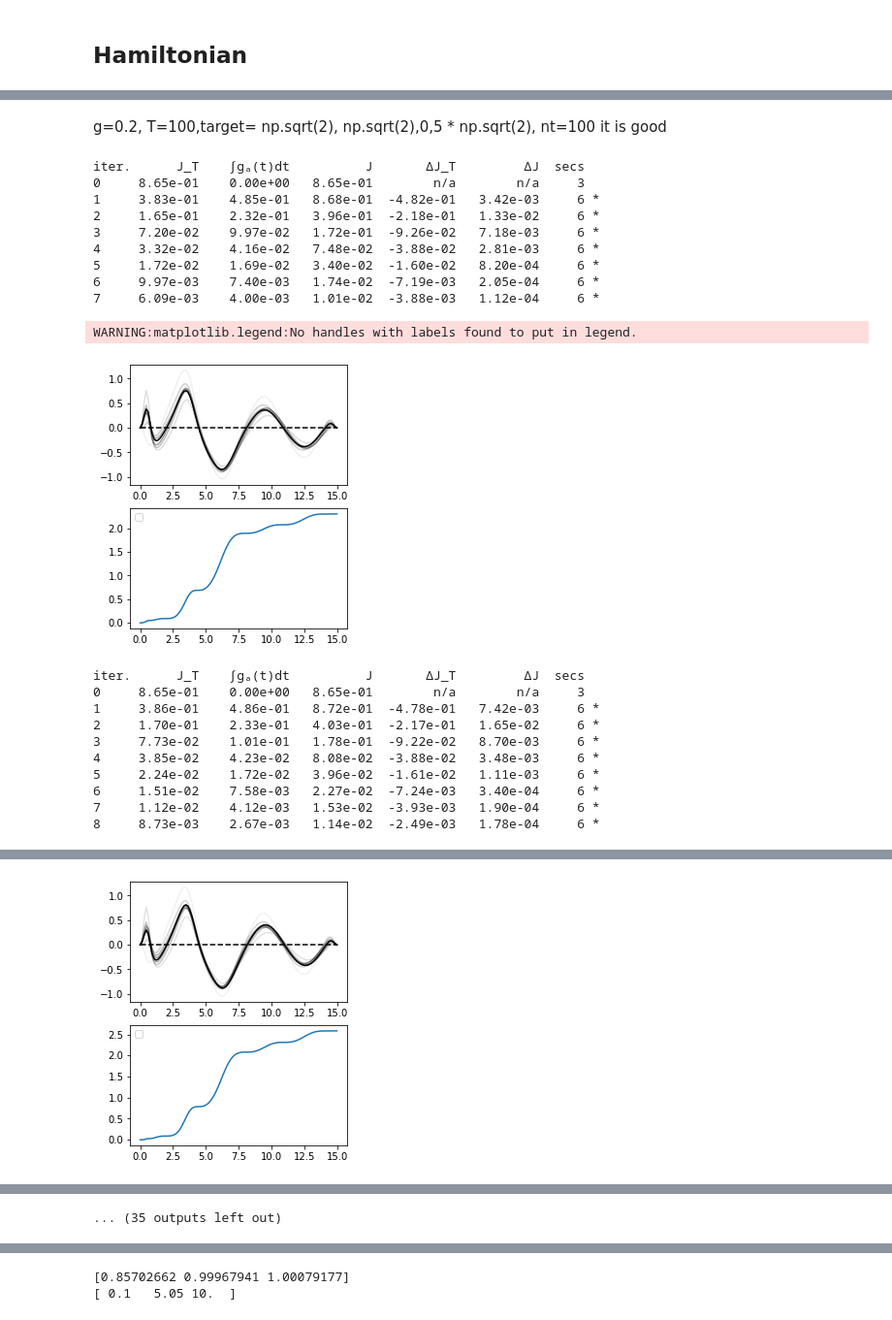
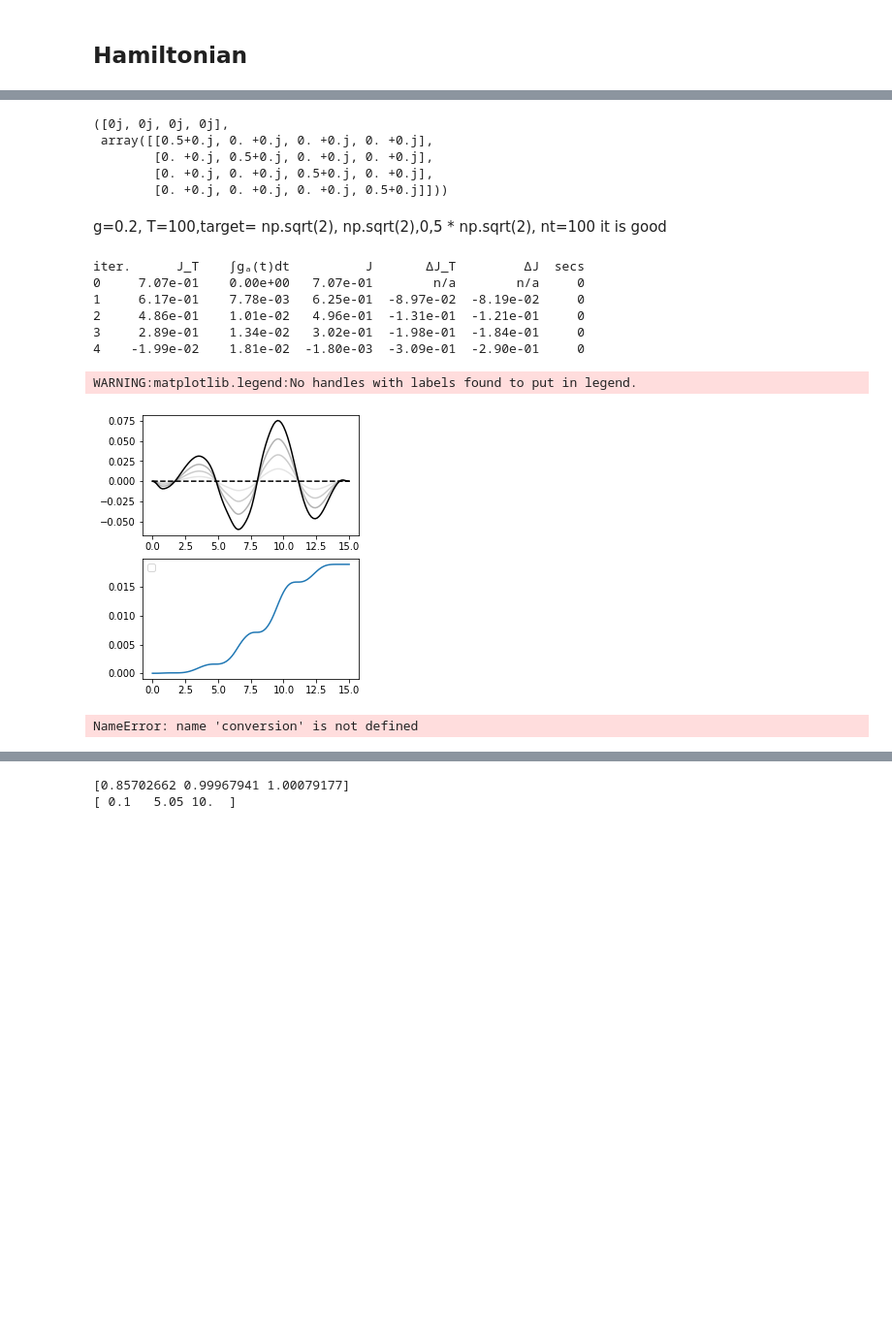
Before and after one commit to gsuarezr/krotov, a Jupyter notebook: Mixed/Linear/Gaussian(dissipation).ipynb, the cells around one changed output, grey strips where cells are left out. Shown: that part at 97% size. Cells and saved outputs as stored; diff of their text form; code cells hidden in the pictures; blank space fills up the shorter version.

```diff
--- a/Mixed/Linear/Gaussian(dissipation).ipynb
+++ b/Mixed/Linear/Gaussian(dissipation).ipynb
@@ -59,5 +59,5 @@ level system.
 import dill
 dill.settings['recurse'] = True
 
-H0=dill.load(open("H_0", "rb"))
-He=dill.load(open("H_campo","rb"))
+H0=dill.load(open("H0_2", "rb"))
+He=dill.load(open("H_campo_2","rb"))
@@ -63,0 +77,7 @@ He=dill.load(open("H_campo","rb"))
+# %%
+#initial_state=np.array([1,0,0,0,0,1/2,0,0,0,1/2,0,0,1/2,0,1/2])
+#target=np.array([1,0, np.sqrt(2),0,np.sqrt(2),1/2,0,0,0,1/2,0,0,1/2+2,0,1/2+2])
+initial_state=np.array(['c','x1','x2','p1','p2','x1**2','x1x2','x1p1','x1p2','x2**2','x2p1','x2p2','p1**2','p1p2','p2**2'])
+target=initial_state
+
+a(initial_state,target)
@@ -64,17 +121,34 @@ He=dill.load(open("H_campo","rb"))
+# %%
+def conversion(vector1):
+    V=[[vector1[5,0],vector1[7,0],vector1[6,0],vector1[8,0]],[vector1[7,0],vector1[12,0],vector1[10,0],vector1[13,0]],[vector1[6,0],vector1[10,0],vector1[9,0],vector1[11,0]],[vector1[8,0],vector1[13,0],vector1[11,0],vector1[14,0]]]
+    R=[vector1[i,0] for i in range(1,5)]
+    R[1],R[2]=R[2],R[1]
+    V2=V-np.outer(R,R)
+    return [v for v in R],V2
+# %%
+initial_state=qutip.Qobj(np.array([1,0,0,0,0,1/2,0,0,0,1/2,0,0,1/2,0,1/2]))
+#target=qutip.Qobj(np.array([1,0, np.sqrt(2),0,np.sqrt(2),1/2,0,0,0,1/2+2,0,2,1/2,0,1/2+2]))
+integral(initial_state)
+# %% [output]
+([0j, 0j, 0j, 0j],
+ array([[0.5+0.j, 0. +0.j, 0. +0.j, 0. +0.j],
+        [0. +0.j, 0.5+0.j, 0. +0.j, 0. +0.j],
+        [0. +0.j, 0. +0.j, 0.5+0.j, 0. +0.j],
+        [0. +0.j, 0. +0.j, 0. +0.j, 0.5+0.j]]))
 # %% [markdown]
 g=0.2, T=100,target= np.sqrt(2), np.sqrt(2),0,5 * np.sqrt(2), nt=100 it is good
 # %%
 omega=1
 ampl0=0.000001
 #T=8
-mu=0.5
+mu=0.5*omega
 g=0.2*omega
 #ampl0=1
 T=15
 nt=100
 tlist = np.linspace(0,T, nt)
-gamma=1/1000
-Temp=np.linspace(0.01,10,15)
+gamma=0.05
+Temp=np.linspace(0.01,2,1)
 
 #Nb=0
 def hamiltonian(omega, ampl0, mu,g,gamma,Nb):
@@ -85,7 +159,7 @@ def hamiltonian(omega, ampl0, mu,g,gamma,Nb):
           ampl0 (float): constant amplitude of the driving field
       """
       HA = qutip.Qobj(H0(g,gamma,Nb))
-      H1= qutip.Qobj(He(mu))
+      H1=  qutip.Qobj(He(mu))
       def guess_control(t, args):
           return ampl0*krotov.shapes.flattop(
               t, t_start=0, t_stop=T, t_rise=0.005, func="blackman"
@@ -170,8 +244,9 @@ def Ratio(vector):
     Energy=np.zeros(nt)
     Ergotropy=np.zeros(nt)
     for i in range (0,nt):
-        Energy[i]=1/2*(np.real(psi[i][5])+np.real(psi[i][14])+(np.real(psi[i][2]))**2+(np.real(psi[i][4]))**2)-1/2
-        D=np.real((1+2*np.real(Energy[i])-np.abs(np.real(psi[i][2])+1j*np.real(psi[i][4]))**2)**2-4*np.abs(1/2*(np.real(psi[i][9])+np.real(psi[i][2])**2-(np.real(psi[i][14])+np.real(psi[i][4])**2)+1j*2*(np.real(psi[i][11])+np.real(psi[i][2])*np.real(psi[i][4])))-1/2*(np.real(psi[i][2])+1j*np.real(psi[i][4]))**2)**2)
+        vec,covar=conversion(psi[i])
+        Energy[i]=1/2*(np.real(covar[0,0])+np.real(covar[3,3])+(np.real(vec[2]))**2+(np.real(vec[3]))**2)-1/2
+        D=np.real((1+2*np.real(Energy[i])-np.abs(np.real(vec[2])+1j*np.real(vec[3]))**2)**2-4*np.abs(1/2*(np.real(covar[2,2])+np.real(vec[2])**2-(np.real(covar[3,3])+np.real(vec[3])**2)+1j*2*(np.real(covar[2,3])+np.real(vec[2])*np.real(vec[3])))-1/2*(np.real(vec[2])+1j*np.real(vec[3]))**2)**2)
         Ergotropy[i]=np.real(Energy[i]-(np.sqrt(D)-1)/2)
     return Ergotropy[nt-1]/Energy[nt-1]
 
@@ -181,13 +256,13 @@ for j in range (0,len(Temp)):
     Nb=1/(np.exp(omega/Temp[j])-1)
     H = hamiltonian(omega,ampl0,mu,g,gamma,Nb)
     pulse_options = {
-        H[1][1]: dict(lambda_a=0.1, update_shape=S),
+        H[1][1]: dict(lambda_a=10, update_shape=S),
 
 
     }
-    #target=np.array([1,0, np.sqrt(2),0,np.sqrt(2),1/2,0,0,0,1/2,0,0,1/2,0,1/2])
+    target=qutip.Qobj(np.array([1,0, np.sqrt(2),0,np.sqrt(2),1/2,0,0,0,1/2+2,0,2,1/2,0,1/2+2]))
 
-    target=np.array([1,0, np.sqrt(2),0,np.sqrt(2),1/2,0,0,0,1/2,0,0,1/2,0,1/2])
+    #target=np.array([1,0,0,0,0,1/2,0,0,0,1/2,0,0,1/2,0,1/2])
 
     r=np.pi/4
     r2=np.pi/8
@@ -195,56 +270,44 @@ for j in range (0,len(Temp)):
     objectives = [
         krotov.Objective(
             #initial_state=qutip.Qobj(np.array([1,0,0,0,0,1/2*np.cosh(2*r2),0,-1/2*np.sinh(2*r2)*np.cos(theta),-1/2*np.sinh(2*r2)*np.sin(theta),1/2*np.cosh(2*r2),-1/2*np.sinh(2*r2)*np.sin(theta),1/2*np.sinh(2*r2)*np.cos(theta),1/2*np.cosh(2*r2),0,1/2*np.cosh(2*r2)])), target=qutip.Qobj(qutip.Qobj(np.array([1,0,0,0,0,1/2*np.cosh(2*r),0,-1/2*np.sinh(2*r)*np.cos(theta),-1/2*np.sinh(2*r)*np.sin(theta),1/2*np.cosh(2*r),-1/2*np.sinh(2*r)*np.sin(theta),1/2*np.sinh(2*r)*np.cos(theta),1/2*np.cosh(2*r),0,1/2*np.cosh(2*r)]))), H=H
-            initial_state=qutip.Qobj(np.array([1,0,0,0,0,1/2,0,0,0,1/2,0,0,1/2,0,1/2])), target=qutip.Qobj(target), H=H
+            initial_state=qutip.Qobj(np.array([1,0,0,0,0,1/2,0,0,0,1/2,0,0,1/2,0,1/2])), target=target, H=H
           )
       ]
 
     opt_result = krotov.optimize_pulses(
       objectives,
       pulse_options=pulse_options,
       tlist=tlist,
       fieldcoupling=mu,
       propagator=krotov.propagators.expm,
       chi_constructor=krotov.functionals.chis_ss,
       info_hook=krotov.info_hooks.print_table(J_T=krotov.functionals.J_T_ss),
       check_convergence=krotov.convergence.Or(
           krotov.convergence.value_below('9e-3', name='J_T'),
           krotov.convergence.check_monotonic_error,
           #krotov.convergence.check_monotonic_fidelity,
 
       ),
         iter_stop=20,
         store_all_pulses=True,
         overlap=inte,norm=lambda x: 1
     )
     plot_iterations(opt_result)
 
     power[j]=Power(opt_result.states,T)
     ratio[j]=Ratio(opt_result.states)
 plt.figure()
 plt.plot(Temp,power)
 plt.figure()
 plt.plot(Temp,ratio)
 plt.show()
 # %% [output]
 iter.      J_T    ∫gₐ(t)dt          J       ΔJ_T         ΔJ  secs
-0     8.65e-01    0.00e+00   8.65e-01        n/a        n/a     3
-1     3.83e-01    4.85e-01   8.68e-01  -4.82e-01   3.42e-03     6 *
-2     1.65e-01    2.32e-01   3.96e-01  -2.18e-01   1.33e-02     6 *
-3     7.20e-02    9.97e-02   1.72e-01  -9.26e-02   7.18e-03     6 *
-4     3.32e-02    4.16e-02   7.48e-02  -3.88e-02   2.81e-03     6 *
-5     1.72e-02    1.69e-02   3.40e-02  -1.60e-02   8.20e-04     6 *
-6     9.97e-03    7.40e-03   1.74e-02  -7.19e-03   2.05e-04     6 *
-7     6.09e-03    4.00e-03   1.01e-02  -3.88e-03   1.12e-04     6 *
+0     7.07e-01    0.00e+00   7.07e-01        n/a        n/a     0
+1     6.17e-01    7.78e-03   6.25e-01  -8.97e-02  -8.19e-02     0
+2     4.86e-01    1.01e-02   4.96e-01  -1.31e-01  -1.21e-01     0
+3     2.89e-01    1.34e-02   3.02e-01  -1.98e-01  -1.84e-01     0
+4    -1.99e-02    1.81e-02  -1.80e-03  -3.09e-01  -2.90e-01     0
 WARNING:matplotlib.legend:No handles with labels found to put in legend.
-[figure, old version]
+[figure, new version]
-iter.      J_T    ∫gₐ(t)dt          J       ΔJ_T         ΔJ  secs
-0     8.65e-01    0.00e+00   8.65e-01        n/a        n/a     3
-1     3.86e-01    4.86e-01   8.72e-01  -4.78e-01   7.42e-03     6 *
-2     1.70e-01    2.33e-01   4.03e-01  -2.17e-01   1.65e-02     6 *
-3     7.73e-02    1.01e-01   1.78e-01  -9.22e-02   8.70e-03     6 *
-4     3.85e-02    4.23e-02   8.08e-02  -3.88e-02   3.48e-03     6 *
-5     2.24e-02    1.72e-02   3.96e-02  -1.61e-02   1.11e-03     6 *
-6     1.51e-02    7.58e-03   2.27e-02  -7.24e-03   3.40e-04     6 *
-7     1.12e-02    4.12e-03   1.53e-02  -3.93e-03   1.90e-04     6 *
-8     8.73e-03    2.67e-03   1.14e-02  -2.49e-03   1.78e-04     6 *
+NameError: name 'conversion' is not defined
@@ -252 +313,0 @@ WARNING:matplotlib.legend:No handles with labels found to put in legend.
-[figure, removed]
@@ -291 +313,0 @@ WARNING:matplotlib.legend:No handles with labels found to put in legend.
-... (35 outputs left out)
```
Also changed, not shown: parts of 10 cells of this notebook, 14 other files.
